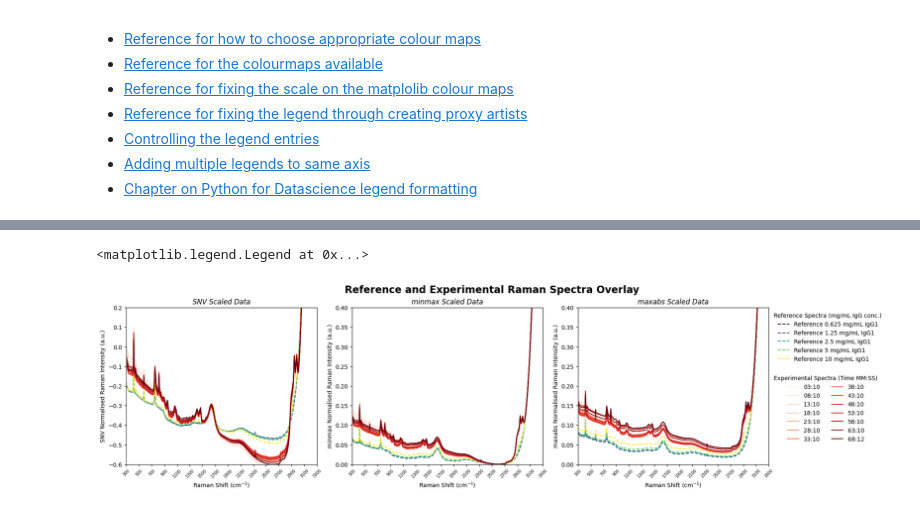
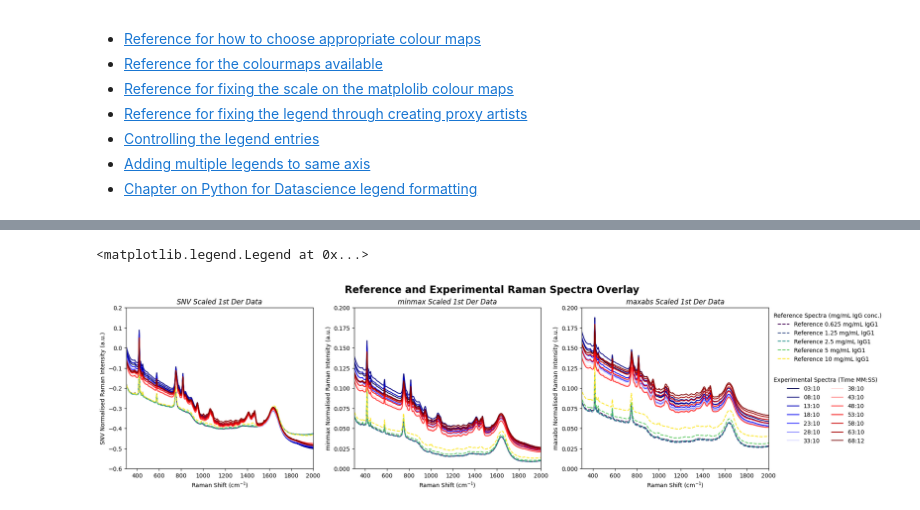
Before and after one commit to a-o-connor/PFDA-project, a Jupyter notebook: big_project_practice.ipynb, the cells around one changed output, grey strips where cells are left out. Saved outputs shown, nothing was run; the diff lists cells and outputs as text; code cells hidden in the pictures.

```diff
--- a/big_project_practice.ipynb
+++ b/big_project_practice.ipynb
@@ -134,7 +156,7 @@ wavenumbers = np.sort(np.array(experimental_raman_spectra.index, dtype=int))
 sampling_time = [timedelta(minutes=minutes) for minutes in experimental_raman_spectra.columns]
 sampling_time_formatted = [f"{(time.seconds//60):02}:{(time.seconds%60):02}" for time in sampling_time]
 
-red_colors = cm.Reds(np.linspace(0, 1, len(experimental_raman_spectra.columns)))
+red_colors = cm.seismic(np.linspace(0, 1, len(experimental_raman_spectra.columns)))
 
 fig, ax = plt.subplots()
 
@@ -149,7 +171,7 @@ ax.set_xticks(wavenumbers[::200])
 ax.set_xticklabels(wavenumbers[::200], rotation=45,
                    fontdict= {'fontsize': 'x-small',}
                    )
-ax.set_xlim(300,3300)
+ax.set_xlim(0,3300)
 ax.set_ylim(2500,0.5e6)
 ax.set_xlabel(r'Raman Shift (cm$^{-1})$')
 ax.set_ylabel("Raman Intensity (a.u.)")
@@ -168,9 +190,4 @@ ax.legend(title= "Time (MM:SS)",
 # %%
-# Set up the color maps and the axes as previously:
-wavenumbers = np.sort(np.array(experimental_raman_spectra.index, dtype=int)) #x-axis values
-red_colors = cm.Reds(np.linspace(0, 1, len(experimental_raman_spectra.columns))) #red colour maps for time data
-purple_colors = cm.viridis(np.linspace(0, 1, len(reference_raman_spectra.columns))) #purply green colour map for reference concentration data
-
 fig, ax = plt.subplots()
 
 for i, column in enumerate(reference_raman_spectra.columns):
@@ -225 +253,5 @@ ax.legend(handles[0:len(reference_raman_spectra.columns)],
+# %%
+first_der_reference_raman_spectra=savgol_filter(np.array(reference_raman_spectra), window_length=5, delta=reference_raman_spectra.index[1]-reference_raman_spectra.index[0], polyorder=3)
+# first_der_experimental_raman_spectra=np.gradient(np.array(experimental_raman_spectra), reference_raman_spectra.index, axis=0)
+first_der_experimental_raman_spectra=savgol_filter(np.array(experimental_raman_spectra), window_length=5, delta=reference_raman_spectra.index[1]-reference_raman_spectra.index[0], polyorder=3)
 # %% [markdown]
@@ -241,12 +270,12 @@ Scikit learn preprocessing tool documentation:
 # %%
-SNV_scaled_reference_spectra=preprocessing.StandardScaler().fit_transform(np.array(reference_raman_spectra))
-SNV_scaled_experimental_spectra=preprocessing.StandardScaler().fit_transform(np.array(experimental_raman_spectra))
+SNV_scaled_reference_spectra=preprocessing.StandardScaler().fit_transform(first_der_reference_raman_spectra)
+SNV_scaled_experimental_spectra=preprocessing.StandardScaler().fit_transform(first_der_experimental_raman_spectra)
 
-minmax_scaled_reference_spectra=MinMaxScaler().fit_transform(np.array(reference_raman_spectra))
-minmax_scaled_experimental_spectra=MinMaxScaler().fit_transform(np.array(experimental_raman_spectra))
+minmax_scaled_reference_spectra=MinMaxScaler().fit_transform(np.array(first_der_reference_raman_spectra))
+minmax_scaled_experimental_spectra=MinMaxScaler().fit_transform(np.array(first_der_experimental_raman_spectra))
 
-maxabs_scaled_reference_spectra=MaxAbsScaler().fit_transform(np.array(reference_raman_spectra))
-maxabs_scaled_experimental_spectra=MaxAbsScaler().fit_transform(np.array(experimental_raman_spectra))
+maxabs_scaled_reference_spectra=MaxAbsScaler().fit_transform(np.array(first_der_reference_raman_spectra))
+maxabs_scaled_experimental_spectra=MaxAbsScaler().fit_transform(np.array(first_der_experimental_raman_spectra))
 
 #Make the arrays of scaled array of data back into Pandas dataframes for matplotlib plotting:
 SNV_scaled_reference_spectra_df = pd.DataFrame(
@@ -282,11 +311,6 @@ maxabs_scaled_experimental_spectra_df= pd.DataFrame(
     columns=sampling_time_formatted
 )
 # %%
-# Set up the color maps and the axes as previously:
-wavenumbers = np.sort(np.array(experimental_raman_spectra.index, dtype=int)) #x-axis values
-red_colors = cm.Reds(np.linspace(0, 1, len(experimental_raman_spectra.columns))) #red colour maps for time data
-purple_colors = cm.viridis(np.linspace(0, 1, len(reference_raman_spectra.columns))) #purply green colour map for reference concentration data
-
 #Put the data frames into a dict so that it can be cycled through in a for loop:
 scaled_data_frames = {
     "SNV_scaled_reference_spectra_df": SNV_scaled_reference_spectra_df,
@@ -319,39 +343,40 @@ for i, scaler in enumerate(["SNV", "minmax", "maxabs"]):
             linestyle="-",
             color=red_colors[j],
             label=f"Experimental {sampling_time_formatted[j]}")
-    ax[i].set_xticks(wavenumbers[::200])
-    ax[i].set_xticklabels(wavenumbers[::200], rotation=45,fontdict= {'fontsize': 'x-small',})
-    ax[i].set_xlim(300,3300)
-    # ax[i].set_ylim(0,0.5)
+    # ax[i].set_xticks(wavenumbers[::200])
+    # ax[i].set_xticklabels(wavenumbers[::200], rotation=45,fontdict= {'fontsize': 'x-small',})
+    ax[i].set_xlim(300,2000)
     if scaler == "SNV":
         ax[i].set_ylim(-0.6, 0.2)
+    elif scaler == "minmax":
+         ax[i].set_ylim(0, 0.2)
     else:
-        ax[i].set_ylim(0, 0.4)
+        ax[i].set_ylim(0, 0.2)
     ax[i].set_xlabel(r'Raman Shift (cm$^{-1})$')
     ax[i].set_ylabel(f"{scaler} Normalised Raman Intensity (a.u.)")
-    ax[i].set_title(f"{scaler} Scaled Data",fontdict = {'fontsize': 'large','fontstyle' : "italic",})
+    ax[i].set_title(f"{scaler} Scaled 1st Der Data",fontdict = {'fontsize': 'large','fontstyle' : "italic",})
 
 fig.suptitle(f"Reference and Experimental Raman Spectra Overlay",
              fontweight="bold",
              fontsize="xx-large"
              )
 #Generate the legends:
 handles, labels = ax[2].get_legend_handles_labels()
 exp_data_legend=ax[2].legend(handles=handles[len(reference_raman_spectra.columns):],
                           labels=sampling_time_formatted,
                           title="Experimental Spectra (Time MM:SS)",
                           loc="upper left",
                           bbox_to_anchor=(1, 0.6),
                           ncols=2,
                           frameon=False)
 ax[2].add_artist(exp_data_legend)
 ax[2].legend(handles[0:len(reference_raman_spectra.columns)],
           labels[0:len(reference_raman_spectra.columns)],
           title="Reference Spectra (mg/mL IgG conc.)",
           loc="upper left",
           bbox_to_anchor=(1, 1),
           frameon=False
           )
 # %% [output]
 <matplotlib.legend.Legend at 0x...>
-[figure, old version]
+[figure, new version]
```
Also changed, not shown: parts of 26 cells of this notebook.
